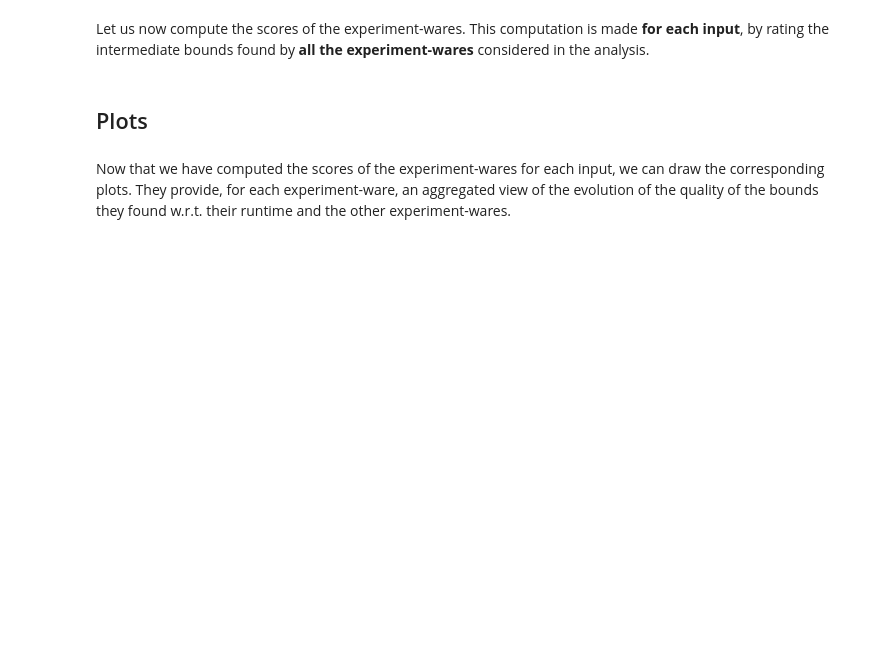
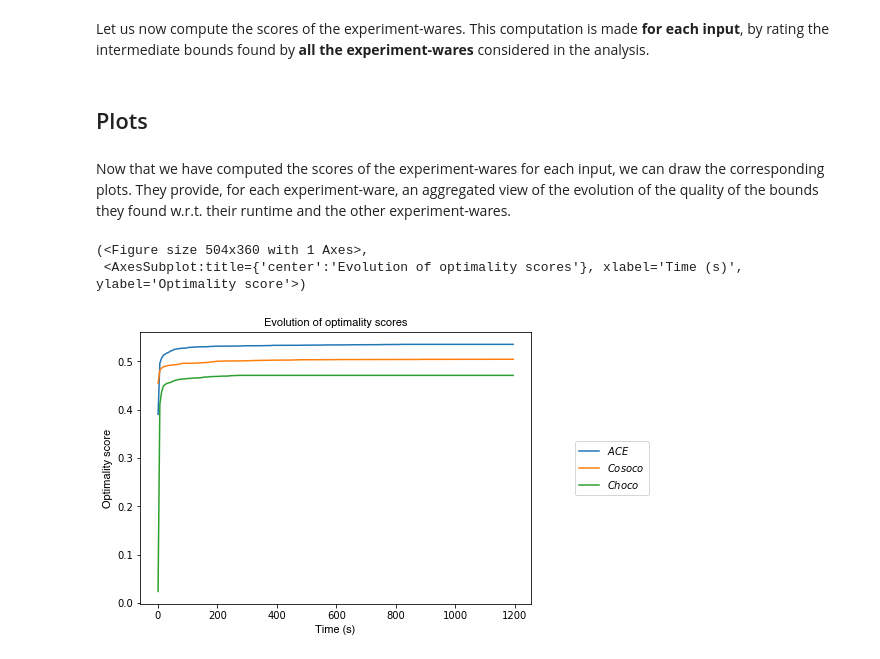
Before and after one commit to crillab/metrics-examples, a Jupyter notebook: cop-solvers/optim_analysis.ipynb, the cells around one changed output. Drawn from its saved outputs; the diff is of its cells as text; code cells hidden in the pictures; blank space fills up the shorter version.

```diff
--- a/cop-solvers/optim_analysis.ipynb
+++ b/cop-solvers/optim_analysis.ipynb
@@ -69,12 +69,16 @@ Now that we have computed the scores of the experiment-wares for each input, we
 They provide, for each experiment-ware, an aggregated view of the evolution of the quality of the bounds they found w.r.t. their runtime and the other experiment-wares.
 # %%
 analysis.opti_line_plot(
-    col='optimality_minus_def' if default_xp_ware else 'optimality',
+    col='optimality' if default_xp_ware else 'optimality',
     show_marker=False,
 
     title='Evolution of optimality scores',
     x_axis_name='Time (s)',
     y_axis_name='Optimality score'
 )
+# %% [output]
+(<Figure size 504x360 with 1 Axes>,
+ <AxesSubplot:title={'center':'Evolution of optimality scores'}, xlabel='Time (s)', ylabel='Optimality score'>)
+[figure, added]
 # %%
 analysis.opti_line_plot(
```
Also changed, not shown: parts of 4 cells of this notebook, 2 other files.
